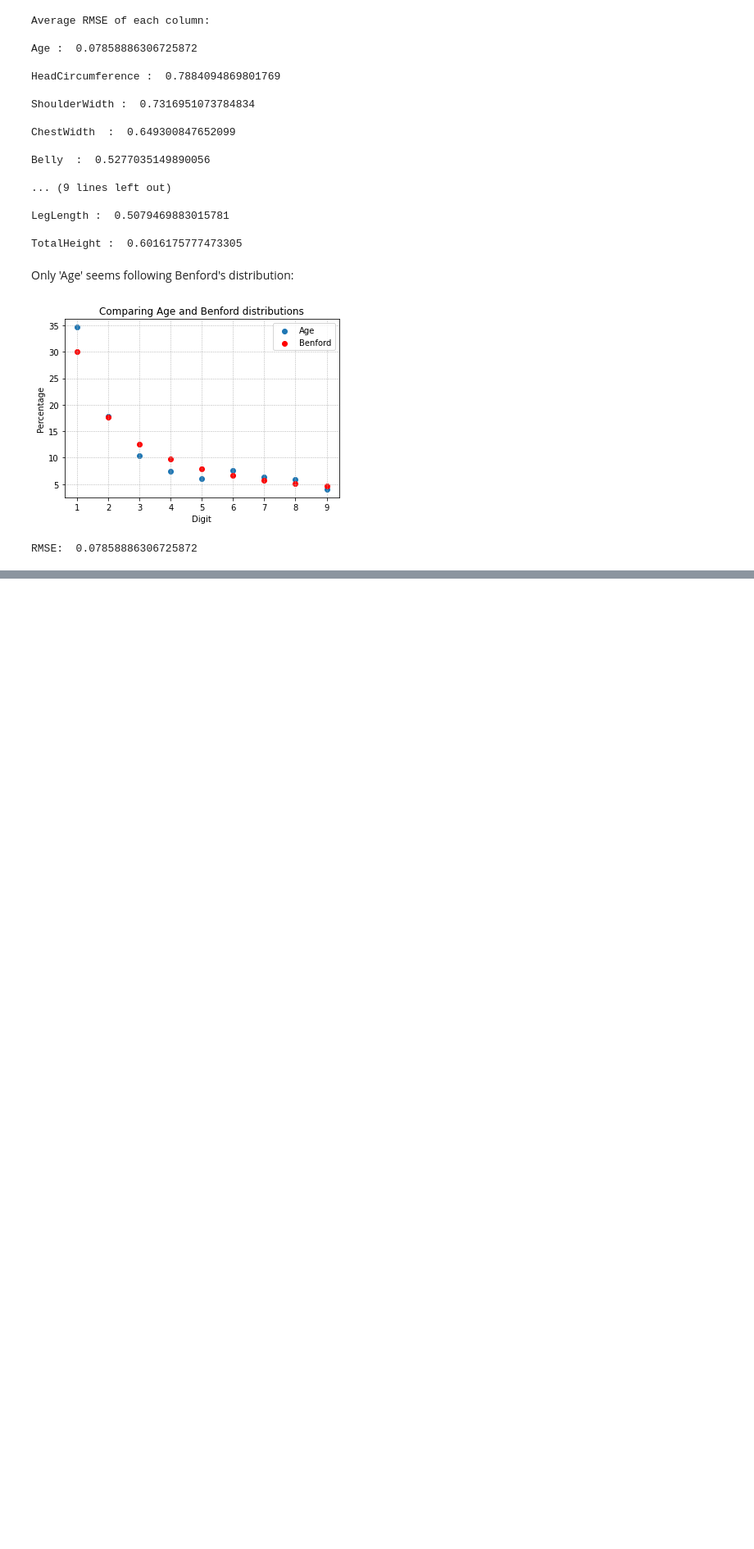
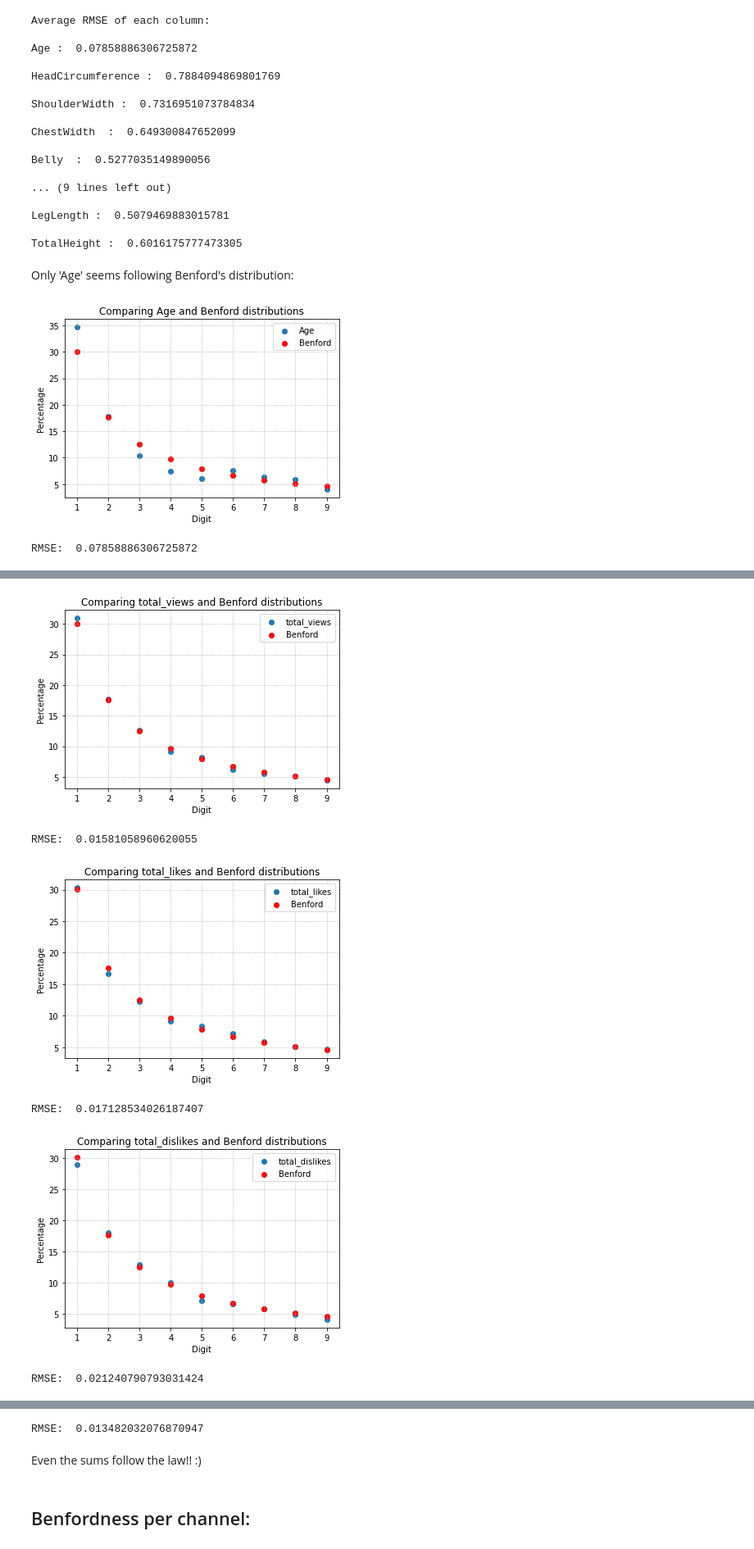
Before and after one commit to Marta-Bar/Benfords-law, a Jupyter notebook: Benfordness.ipynb, the cells around one changed output, grey strips where cells are left out. Shown at 82% size. Saved outputs shown, nothing was run; the diff lists cells and outputs as text; code cells hidden in the pictures; blank space fills up the shorter version.

```diff
--- a/Benfordness.ipynb
+++ b/Benfordness.ipynb
@@ -252,0 +435,6 @@ RMSE:  0.07858886306725872
+# %%
+ind_new = list(dfYT.video_id.unique())
+cols_new_num = {'total_'+att: list(dfYT.groupby('video_id')[att].sum()) for att in ['views', 'likes', 'dislikes', 'comment_count']}
+
+tot_dfYT = pd.DataFrame(data = cols_new_num, columns = ['total_views', 'total_likes', 'total_dislikes', 'total_comment_count'] , index = ind_new)
+tot_dfYT.head()
@@ -252,0 +448,11 @@ RMSE:  0.07858886306725872
+# %%
+dfYT_copy= tot_dfYT.copy()
+for col in tot_dfYT.columns:
+    Benford_print(dfYT_copy[col],col)
+# %% [output]
+[figure, added]
+RMSE:  0.01581058960620055
+[figure, added]
+RMSE:  0.017128534026187407
+[figure, added]
+RMSE:  0.021240790793031424
@@ -252,0 +460,5 @@ RMSE:  0.07858886306725872
+RMSE:  0.013482032076870947
+# %% [markdown]
+Even the sums follow the law!! :)
+# %% [markdown]
+## Benfordness per channel:
```
Also changed, not shown: parts of 61 cells of this notebook, 3 other files.
